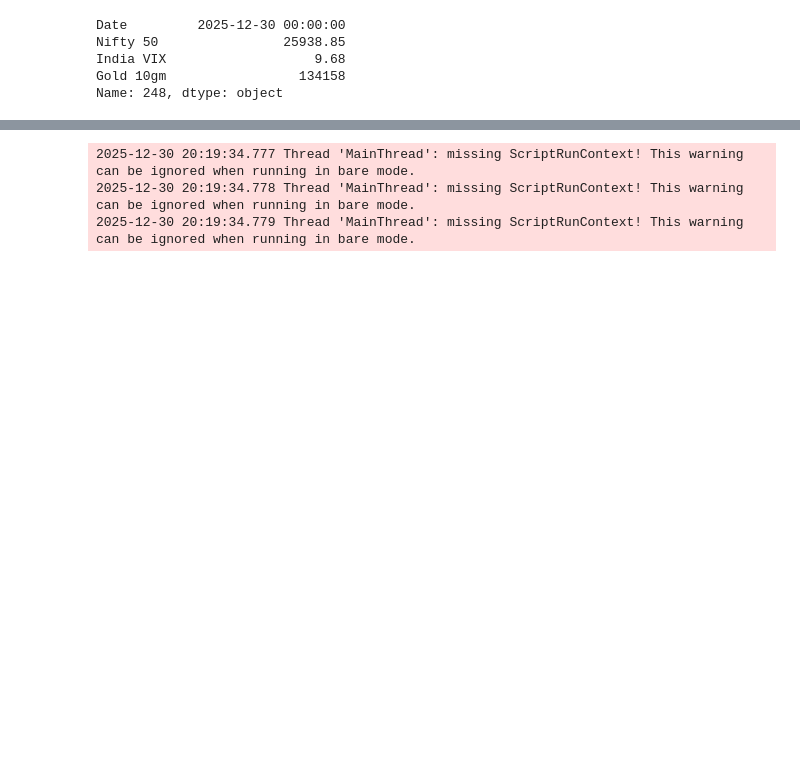
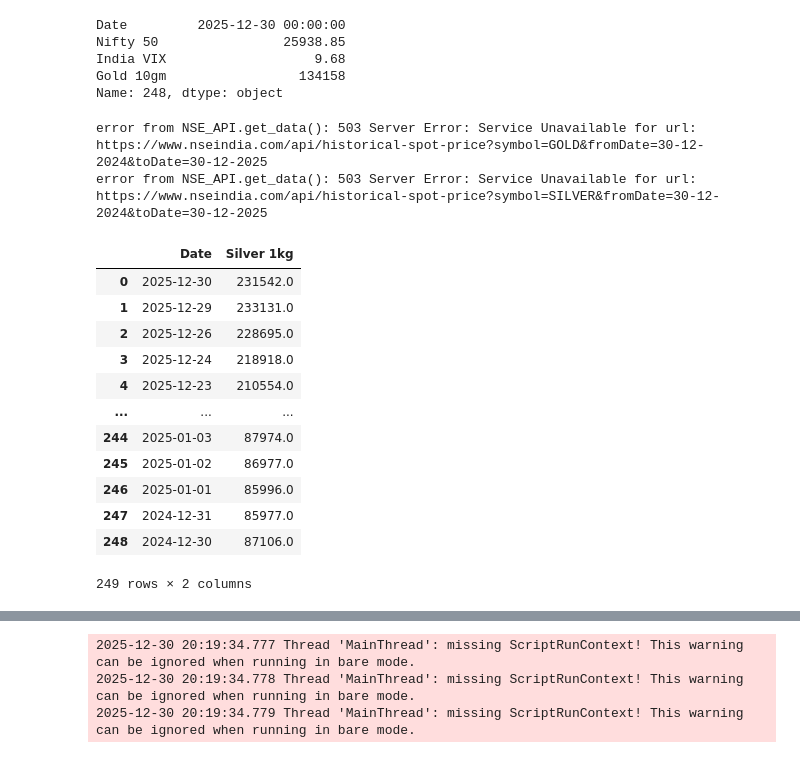
Before and after one commit to Indra-Learn/tdf-stack, a Jupyter notebook: tdf_notebooks/002_nse_api.ipynb, the cells around one changed output, grey strips where cells are left out. Saved outputs shown, nothing was run; the diff lists cells and outputs as text; code cells hidden in the pictures; blank space fills up the shorter version.

```diff
--- a/tdf_notebooks/002_nse_api.ipynb
+++ b/tdf_notebooks/002_nse_api.ipynb
@@ -123,6 +159,49 @@ Nifty 50                25938.85
 India VIX                   9.68
 Gold 10gm                 134158
 Name: 248, dtype: object
+# %%
+from time import sleep
+from_dt = "30-12-2024"
+to_dt = "30-12-2025"
+
+
+nse_api = NSE_API()
+
+
+gold_historical_data = nse_api._get_data(f"api/historical-spot-price?symbol=GOLD&fromDate={from_dt}&toDate={to_dt}")
+
+sleep(2)
+
+silver_historical_data = nse_api._get_data(f"api/historical-spot-price?symbol=SILVER&fromDate={from_dt}&toDate={to_dt}")
+
+# https://www.nseindia.com/api/historical-spot-price?symbol=SILVER&fromDate=03-01-2025&toDate=03-01-2026
+# https://www.nseindia.com/api/historical-spot-price?symbol=SILVER&fromDate=01-04-2024&toDate=31-12-2025
+# %% [output]
+error from NSE_API.get_data(): 503 Server Error: Service Unavailable for url: https://www.nseindia.com/api/historical-spot-price?symbol=GOLD&fromDate=30-12-2024&toDate=30-12-2025
+error from NSE_API.get_data(): 503 Server Error: Service Unavailable for url: https://www.nseindia.com/api/historical-spot-price?symbol=SILVER&fromDate=30-12-2024&toDate=30-12-2025
+# %%
+silver_historical_df = pd.DataFrame(silver_historical_data['data']) \
+                                            .loc[:, ['UpdatedDate', 'SpotPrice2']] \
+                                            .rename(columns={'UpdatedDate': 'Date', 'SpotPrice2': 'Silver 1kg'})
+silver_historical_df['Date'] = pd.to_datetime(silver_historical_df['Date'], format='%d-%b-%Y')
+silver_historical_df['Silver 1kg'] = silver_historical_df['Silver 1kg'].astype(float)
+# %%
+# silver_historical_data
+silver_historical_df
+# %% [output]
+|  | Date | Silver 1kg |
+| 0 | 2025-12-30 | 231542.0 |
+| 1 | 2025-12-29 | 233131.0 |
+| 2 | 2025-12-26 | 228695.0 |
+| 3 | 2025-12-24 | 218918.0 |
+| 4 | 2025-12-23 | 210554.0 |
+| ... | ... | ... |
+| 244 | 2025-01-03 | 87974.0 |
+| 245 | 2025-01-02 | 86977.0 |
+| 246 | 2025-01-01 | 85996.0 |
+| 247 | 2024-12-31 | 85977.0 |
+| 248 | 2024-12-30 | 87106.0 |
+249 rows × 2 columns
 # %%
 import streamlit as st
 import pandas as pd
```
Also changed, not shown: parts of 9 cells of this notebook, 5 other files.
